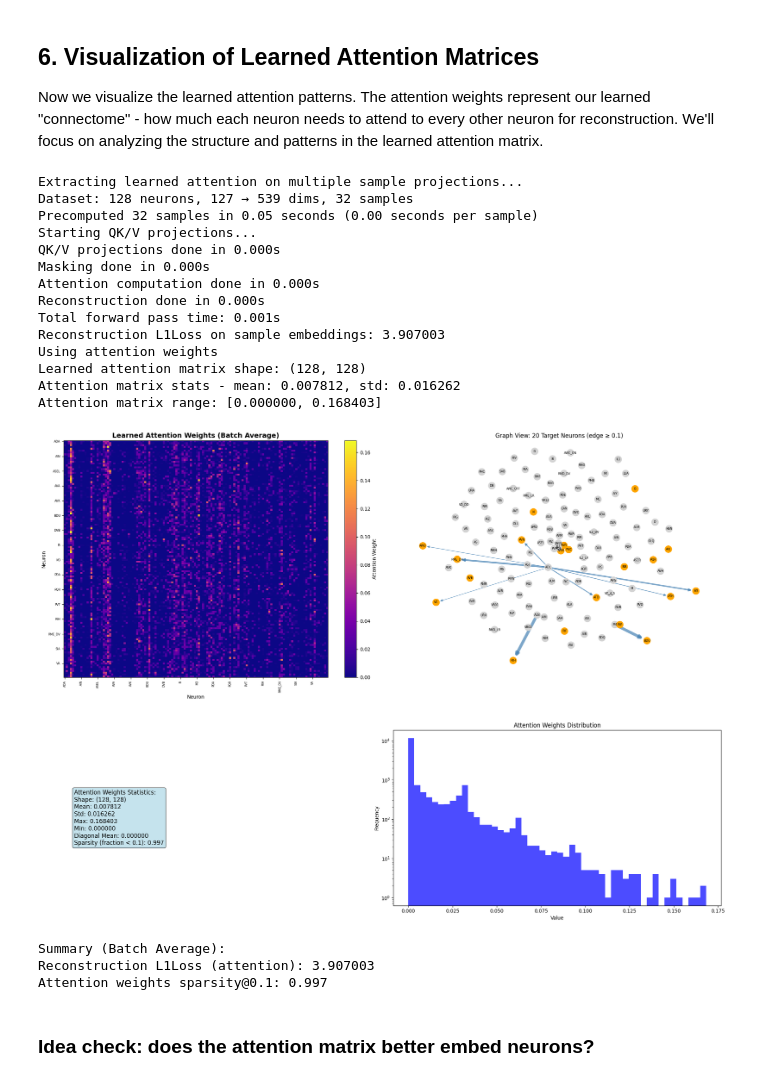
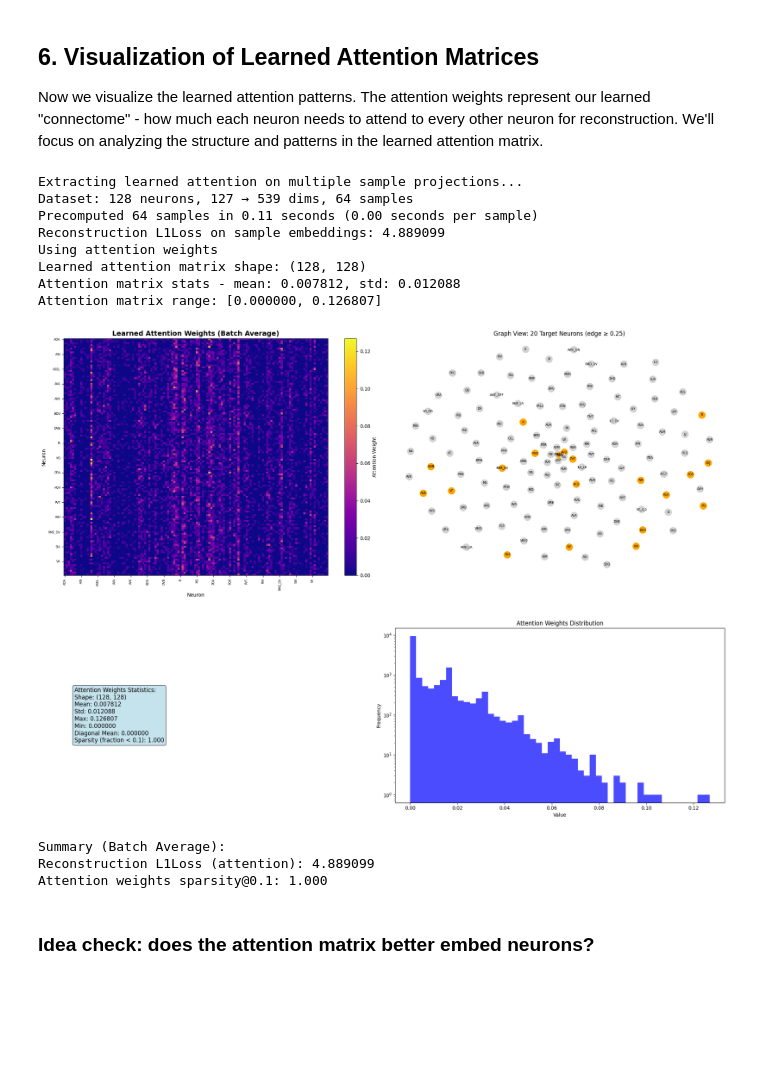
Before and after one commit to qsimeon/worm-learn, a Jupyter notebook: main_notebook.ipynb, the cells around one changed output. Saved outputs shown, nothing was run; the diff lists cells and outputs as text; code cells hidden in the pictures; blank space fills up the shorter version.

```diff
--- a/main_notebook.ipynb
+++ b/main_notebook.ipynb
@@ -64,7 +65,7 @@ Device setup complete:
 CONFIG = {
     'embedding_dim': 4096,  # D - configurable embedding dimension (will be updated based on JL lemma)
     'hidden_dim': 256,      # Hidden dimension for Q/K projections
-    'batch_size': 32,       # Batch size for training
+    'batch_size': 64,       # Batch size for training
     'learning_rate': 1e-3,  # Learning rate
     'weight_decay': 1e-2,   # Weight decay
     'num_epochs': 1,       # Number of epochs
@@ -408,7 +440,7 @@ class GaussianProjectionDataset(Dataset):
 print("Testing the GaussianProjectionDataset...")
 dataset = GaussianProjectionDataset(
     X_original=X_original,
-    num_samples=10,  # Test with smaller number first
+    num_samples=101,  # Test with smaller number first
     embedding_dim=embedding_dim,
     epsilon=CONFIG['jl_epsilon'],
     seed=42,
@@ -873,7 +905,7 @@ We now use proper train/validation split with different random projections for e
 # %%
 # Set up training
 criterion = nn.L1Loss() #nn.MSELoss()
-optimizer = optim.AdamW(model.parameters(), lr=CONFIG['learning_rate'], weight_decay=CONFIG['weight_decay'])
+optimizer = optim.Adam(model.parameters(), lr=CONFIG['learning_rate'])#, weight_decay=CONFIG['weight_decay'])
 scheduler = optim.lr_scheduler.ReduceLROnPlateau(optimizer, mode='min', patience=50)
 
 # Set the total train and val samples
@@ -927,27 +959,20 @@ total_start_time = time.time()
 total_batches = 0
 
 for epoch in range(num_epochs):
-    print(f"\nStarting epoch {epoch+1}/{num_epochs}")
+    print(f"Epoch {epoch+1}/{num_epochs}")
     epoch_start_time = time.time()
 
     # Training phase
-    print("Starting training phase...")
     model.train()
     for batch_idx, train_batch in enumerate(train_loader):
         total_batches += 1
-        print(f"Processing batch {batch_idx+1}/{len(train_loader)}")
-        batch_start_time = time.time()
-        print(f"Moving batch to device {device}...")
         train_batch = train_batch.to(device)
 
         # Training forward pass
-        print("Running forward pass...")
-        train_reconstructed, train_attn_weights, train_attn_scores = model(train_batch, training=False) # DEBUG: see what happens if we don't do the additional random dropout masking
-        print("Computing loss...")
+        train_reconstructed, train_attn_weights, train_attn_scores = model(train_batch, training=False)
         train_loss = criterion(train_reconstructed, train_batch)
 
         # Training backward pass
-        print("Running backward pass...")
         optimizer.zero_grad()
         train_loss.backward()
         optimizer.step()
@@ -956,7 +981,6 @@ for epoch in range(num_epochs):
         batch_numbers.append(total_batches)
 
         # Validation after each training batch
-        print("\nRunning validation...")
         model.eval()
         batch_val_losses = []
         with torch.no_grad():
@@ -968,16 +992,17 @@ for epoch in range(num_epochs):
 
         # Record average validation loss for this batch
         avg_val_loss = np.mean(batch_val_losses)
-        val_losses.append(avg_val_loss)
+        val_losses.append(avg_val_loss.item())
 
         # Step the scheduler based on validation loss
-        scheduler.step(avg_val_loss)
+        scheduler.step(avg_val_loss.item())
 
-        batch_time = time.time() - batch_start_time
-        print(f"Batch {total_batches} completed in {batch_time:.3f}s")
-        print(f"Train Loss: {train_loss.item():.6f}")
-        print(f"Val Loss: {val_losses[-1]:.6f}")
-        print(f"Learning rate: {scheduler.get_last_lr()[0]:.6f}")
+        # Print progress every 10 batches
+        if (batch_idx + 1) % 10 == 0:
+            print(f"\tBatch {total_batches}/{n_train} - Train Loss: {train_loss.item():.6f}, Val Loss: {avg_val_loss:.6f}, LR: {scheduler.get_last_lr()[0]:.6f}")
+
+    epoch_time = time.time() - epoch_start_time
+    print(f"Epoch {epoch+1} completed in {epoch_time:.2f}s")
 
 total_time = time.time() - total_start_time
 print(f"\nTraining completed in {total_time:.2f}s ({total_time/60:.2f} min)")
@@ -1034,8 +1059,7 @@ Best validation loss: 3.903079
 
 Now we visualize the learned attention patterns. The attention weights represent our learned "connectome" - how much each neuron needs to attend to every other neuron for reconstruction. We'll focus on analyzing the structure and patterns in the learned attention matrix.
 # %%
-# Evaluate learned attention on multiple samples and visualize
-import networkx as nx
+# Evaluate average learned attention on a batch of sample projections and visualize
 
 print("Extracting learned attention on multiple sample projections...")
 model.eval()
@@ -1043,7 +1067,7 @@ with torch.no_grad():
     # Generate multiple samples for evaluation (using seed 9999 to avoid training data)
     viz_dataset = GaussianProjectionDataset(
         X_original=X_original,
-        num_samples=CONFIG['batch_size'],  # Use same batch size as training
+        num_samples=CONFIG['batch_size'],
         embedding_dim=embedding_dim,
         epsilon=CONFIG['jl_epsilon'],
         seed=9999, # Use a seed that is squarely outside the range of the train and val data
@@ -1051,7 +1075,7 @@ with torch.no_grad():
     )
 
     # Create a batch from all samples
-    test_batch = torch.stack(list(viz_dataset)).to(device)  # (batch_size, N, D)
+    test_batch = torch.stack(list(viz_dataset)).to(device)  # (num_samples, N, D)
 
     reconstructed_orig, attn_weights, attn_scores = model(test_batch, training=False)
 
@@ -1105,7 +1129,7 @@ ax1.set_yticklabels([neuron_classes[i] for i in xticks], fontsize=6)
 # 2) Graph plot for randomly selected target neurons
 np.random.seed(42)
 num_targets = 20
-edge_thresh = 0.1  # filter weak edges
+edge_thresh = 0.25  # filter weak edges
 targets = np.random.choice(len(neuron_classes), size=num_targets, replace=False)
 G = nx.DiGraph()
 # Add nodes
@@ -1146,49 +1170,43 @@ fig2, (ax1, ax2) = plt.subplots(1, 2, figsize=(20, 6))
 # 1) Statistics text box
 ax1.axis('off')
 stats_text = f"""Attention {attention_type.title()} Statistics:
 Shape: {attention_matrix.shape}
 Mean: {attention_matrix.mean():.6f}
 Std: {attention_matrix.std():.6f}
 Max: {attention_matrix.max():.6f}
 Min: {attention_matrix.min():.6f}
 Diagonal Mean: {np.diag(attention_matrix).mean():.6f}
 Sparsity (fraction < {attn_sparsity_thresh}): {attention_sparsity_val:.3f}"""
 ax1.text(0.1, 0.5, stats_text, fontsize=12, verticalalignment='center',
          bbox=dict(boxstyle="round,pad=0.3", facecolor="lightblue", alpha=0.7))
 
 # 2) Value distributions
 ax2.hist(attention_matrix.flatten(), bins=50, alpha=0.7, color='blue', label='Attention')
 ax2.set_xlabel('Value')
 ax2.set_ylabel('Frequency')
 ax2.set_title(f'Attention {attention_type.title()} Distribution')
 ax2.set_yscale('log')
 
 plt.tight_layout()
 plt.show()
 
 print("\nSummary (Batch Average):")
 print(f"Reconstruction {str(criterion).strip('()')} (attention): {recon_loss:.6f}")
 print(f"Attention weights sparsity@{attn_sparsity_thresh}: {attention_sparsity_val:.3f}")
 # %% [output]
 Extracting learned attention on multiple sample projections...
-Dataset: 128 neurons, 127 → 539 dims, 32 samples
-Precomputed 32 samples in 0.05 seconds (0.00 seconds per sample)
-Starting QK/V projections...
-QK/V projections done in 0.000s
-Masking done in 0.000s
-Attention computation done in 0.000s
-Reconstruction done in 0.000s
-Total forward pass time: 0.001s
-Reconstruction L1Loss on sample embeddings: 3.907003
+Dataset: 128 neurons, 127 → 539 dims, 64 samples
+Precomputed 64 samples in 0.11 seconds (0.00 seconds per sample)
+Reconstruction L1Loss on sample embeddings: 4.889099
 Using attention weights
 Learned attention matrix shape: (128, 128)
-Attention matrix stats - mean: 0.007812, std: 0.016262
-Attention matrix range: [0.000000, 0.168403]
+Attention matrix stats - mean: 0.007812, std: 0.012088
+Attention matrix range: [0.000000, 0.126807]
-[figure, old version]
+[figure, new version]
-[figure, old version]
+[figure, new version]
 Summary (Batch Average):
-Reconstruction L1Loss (attention): 3.907003
-Attention weights sparsity@0.1: 0.997
+Reconstruction L1Loss (attention): 4.889099
+Attention weights sparsity@0.1: 1.000
 # %% [markdown]
 ### Idea check: does the attention matrix better embed neurons?
 # %%
```
Also changed, not shown: parts of 17 cells of this notebook.
